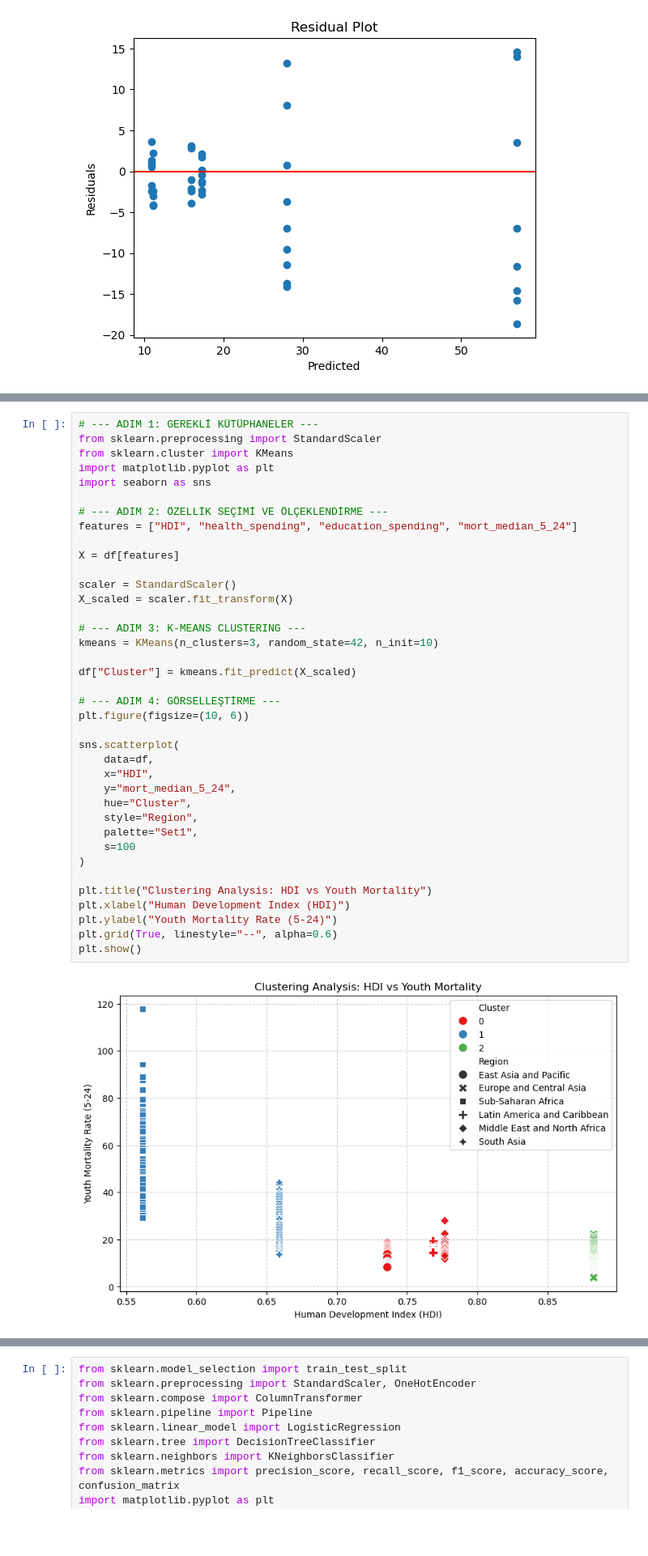
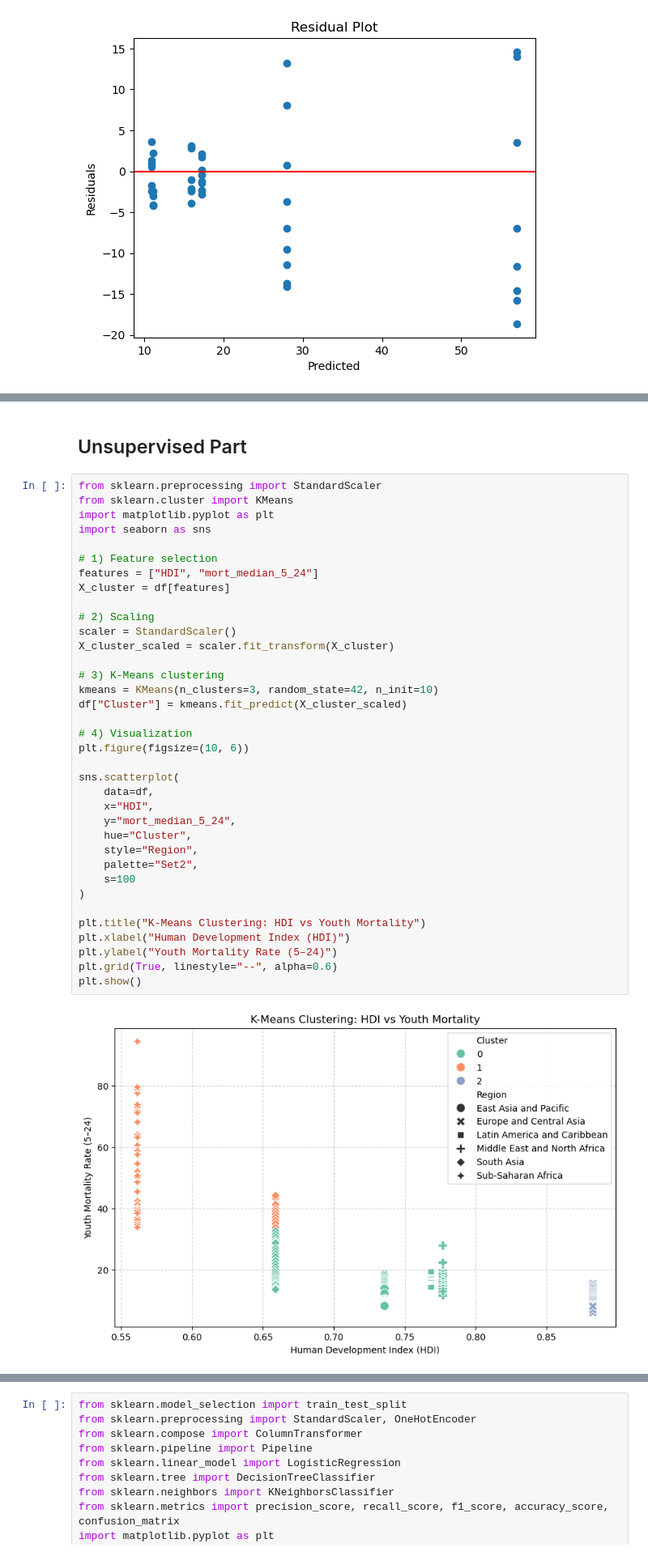
Before and after one commit to ecelule/dsa210project, a Jupyter notebook: youth_mortality_analysis_ML.ipynb, the cells around one changed output, grey strips where cells are left out. Shown at 81% size. Drawn from its saved outputs; the diff is of its cells as text; blank space fills up the shorter version.

Commit message:
machine learning part

```diff
--- a/youth_mortality_analysis_ML.ipynb
+++ b/youth_mortality_analysis_ML.ipynb
@@ -537,40 +511,40 @@ in conclusion the analysis shows that socio-economic development, measured by HD
+# %% [markdown]
+## Unsupervised Part
 # %%
-# --- ADIM 1: GEREKLİ KÜTÜPHANELER ---
 from sklearn.preprocessing import StandardScaler
 from sklearn.cluster import KMeans
 import matplotlib.pyplot as plt
 import seaborn as sns
 
-# --- ADIM 2: ÖZELLİK SEÇİMİ VE ÖLÇEKLENDİRME ---
-features = ["HDI", "health_spending", "education_spending", "mort_median_5_24"]
+# 1) Feature selection
+features = ["HDI", "mort_median_5_24"]
+X_cluster = df[features]
 
-X = df[features]
+# 2) Scaling
+scaler = StandardScaler()
+X_cluster_scaled = scaler.fit_transform(X_cluster)
 
-scaler = StandardScaler()
-X_scaled = scaler.fit_transform(X)
+# 3) K-Means clustering
+kmeans = KMeans(n_clusters=3, random_state=42, n_init=10)
+df["Cluster"] = kmeans.fit_predict(X_cluster_scaled)
 
-# --- ADIM 3: K-MEANS CLUSTERING ---
-kmeans = KMeans(n_clusters=3, random_state=42, n_init=10)
-
-df["Cluster"] = kmeans.fit_predict(X_scaled)
-
-# --- ADIM 4: GÖRSELLEŞTİRME ---
+# 4) Visualization
 plt.figure(figsize=(10, 6))
 
 sns.scatterplot(
     data=df,
     x="HDI",
     y="mort_median_5_24",
     hue="Cluster",
     style="Region",
-    palette="Set1",
+    palette="Set2",
     s=100
 )
 
-plt.title("Clustering Analysis: HDI vs Youth Mortality")
+plt.title("K-Means Clustering: HDI vs Youth Mortality")
 plt.xlabel("Human Development Index (HDI)")
-plt.ylabel("Youth Mortality Rate (5-24)")
+plt.ylabel("Youth Mortality Rate (5–24)")
 plt.grid(True, linestyle="--", alpha=0.6)
 plt.show()
 # %% [output]
-[figure, old version]
+[figure, new version]
```
Also changed, not shown: parts of 57 cells of this notebook, 3 other files.
